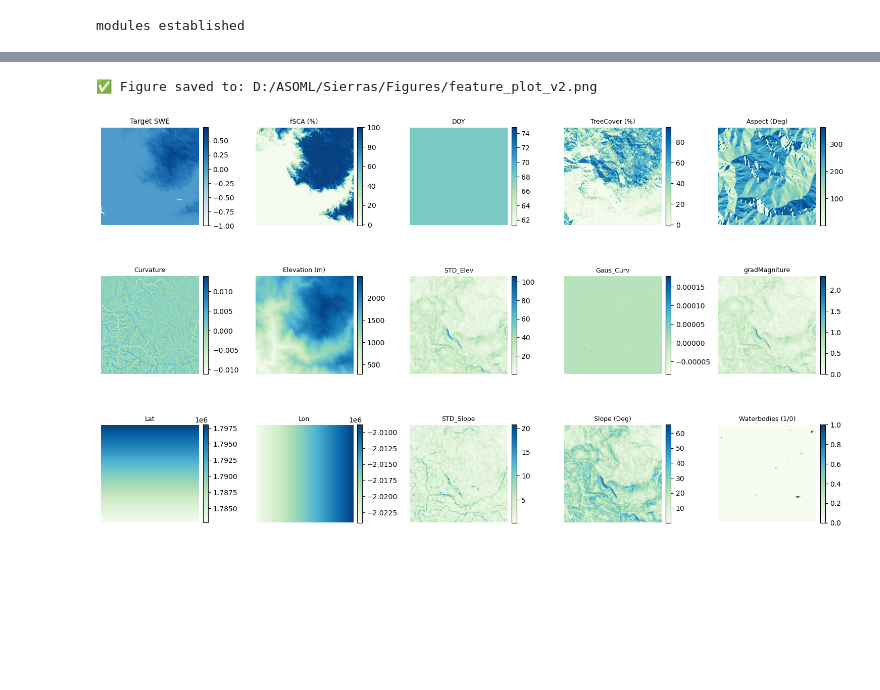
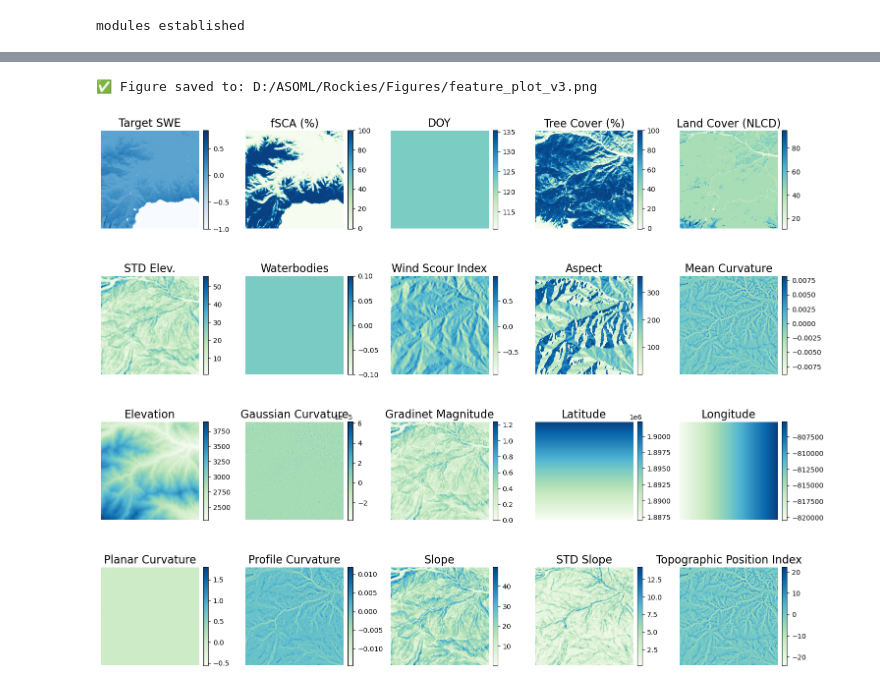
Before and after one commit to EmmaTyrrell/DeepLearningSWE, a Jupyter notebook: Figures.ipynb, the cells around one changed output, grey strips where cells are left out. Saved outputs shown, nothing was run; the diff lists cells and outputs as text; code cells hidden in the pictures; blank space fills up the shorter version.

```diff
--- a/Figures.ipynb
+++ b/Figures.ipynb
@@ -32,14 +32,36 @@ print("modules established")
 
 ## establish file paths
 years = list(range(2024, 2025))
-Domain = "Sierras"
+Domain = "Rockies"
 WorkspaceBase = f"D:/ASOML/{Domain}/"
 phv_features = WorkspaceBase + "features/"
 tree_workspace = WorkspaceBase + "treeCover/"
+land_workspace = WorkspaceBase + "landCover/"
 modelOuptuts = WorkspaceBase + "modelOutputs/"
 final_activation = 'relu'
 
 # this is to get figures for the planning meeting powerpoint
 # split up the features and arrarys
+
+## function for min-max scaling
+def min_max_scale(data, min_val=None, max_val=None, feature_range=(0, 1)):
+    """Min-Max normalize a NumPy array to a target range."""
+    data = data.astype(np.float32)
+    mask = np.isnan(data)
+
+    d_min = np.nanmin(data) if min_val is None else min_val
+    d_max = np.nanmax(data) if max_val is None else max_val
+
+    # if d_max == d_min:
+    #     raise ValueError("Min and max are equal — can't scale.")
+    if d_max == d_min:
+        return np.full_like(data, feature_range[0], dtype=np.float32)
+
+    a, b = feature_range
+    scaled = (data - d_min) / (d_max - d_min)  # to [0, 1]
+    scaled = scaled * (b - a) + a              # to [a, b]
+
+    scaled[mask] = np.nan  # preserve NaNs
+    return scaled
 # %% [output]
 modules established
@@ -231,7 +253,7 @@ def plot_sample(X, y, index, feature_names=None, cmap='GnBu', save_path=None):
     # Plot the target SWE first
     ax = axes[0]
     im = ax.imshow(sample_target, cmap='Blues')
-    ax.set_title("Target SWE", fontsize=10)
+    ax.set_title("Target SWE", fontsize=16)
     ax.axis('off')
     fig.colorbar(im, ax=ax, fraction=0.046, pad=0.04)
 
@@ -240,9 +262,9 @@ def plot_sample(X, y, index, feature_names=None, cmap='GnBu', save_path=None):
         ax = axes[i+1]
         im = ax.imshow(sample_features[:, :, i], cmap=cmap)
         if feature_names and i < len(feature_names):
-            ax.set_title(f"{feature_names[i]}", fontsize=9)
+            ax.set_title(f"{feature_names[i]}", fontsize=16)
         else:
-            ax.set_title(f"Feature {i+1}", fontsize=9)
+            ax.set_title(f"Feature {i+1}", fontsize=16)
         ax.axis('off')
         fig.colorbar(im, ax=ax, fraction=0.046, pad=0.04)
 
@@ -259,12 +281,10 @@ def plot_sample(X, y, index, feature_names=None, cmap='GnBu', save_path=None):
     plt.show()
 # %%
 # plot out rasters
-plot_sample(X, y, index=510, feature_names=[
-    "fSCA (%)", "DOY", "TreeCover (%)",
-    "Aspect (Deg)", "Curvature", "Elevation (m)", "STD_Elev",
-    "Gaus_Curv", "gradMagniture", "Lat", "Lon",
-    "STD_Slope", "Slope (Deg)", "Waterbodies (1/0)"
-], save_path = fr"D:/ASOML/Sierras/Figures/feature_plot_v2.png")
+plot_sample(X, y, index=100, feature_names=[
+    "fSCA (%)", "DOY", "Tree Cover (%)", "Land Cover (NLCD)", "STD Elev.", "Waterbodies", "Wind Scour Index", "Aspect", "Mean Curvature", "Elevation", "Gaussian Curvature", "Gradinet Magnitude", "Latitude", "Longitude",
+    "Planar Curvature", "Profile Curvature", "Slope", "STD Slope", "Topographic Position Index"
+], save_path = fr"D:/ASOML/Rockies/Figures/feature_plot_v3.png")
 # %% [output]
-✅ Figure saved to: D:/ASOML/Sierras/Figures/feature_plot_v2.png
+✅ Figure saved to: D:/ASOML/Rockies/Figures/feature_plot_v3.png
-[figure, old version]
+[figure, new version]
```
Also changed, not shown: parts of 4 cells of this notebook, 9 other files.
